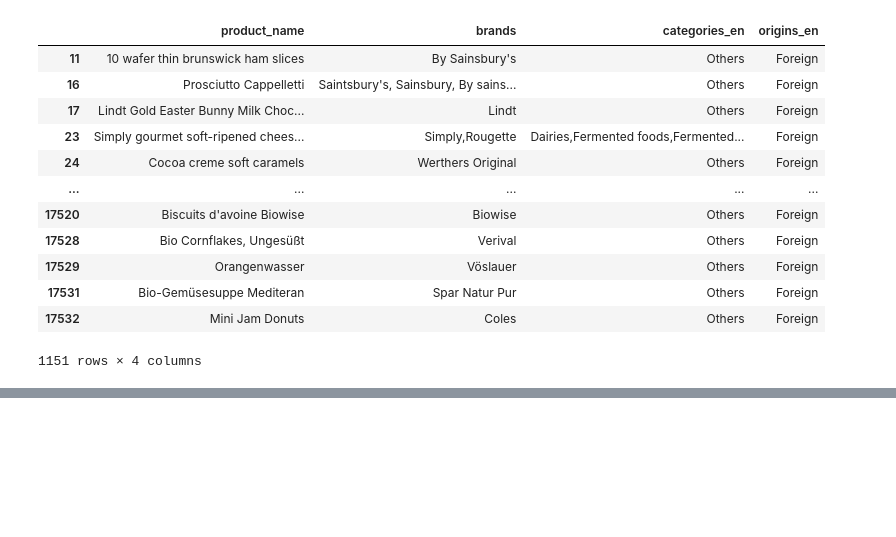
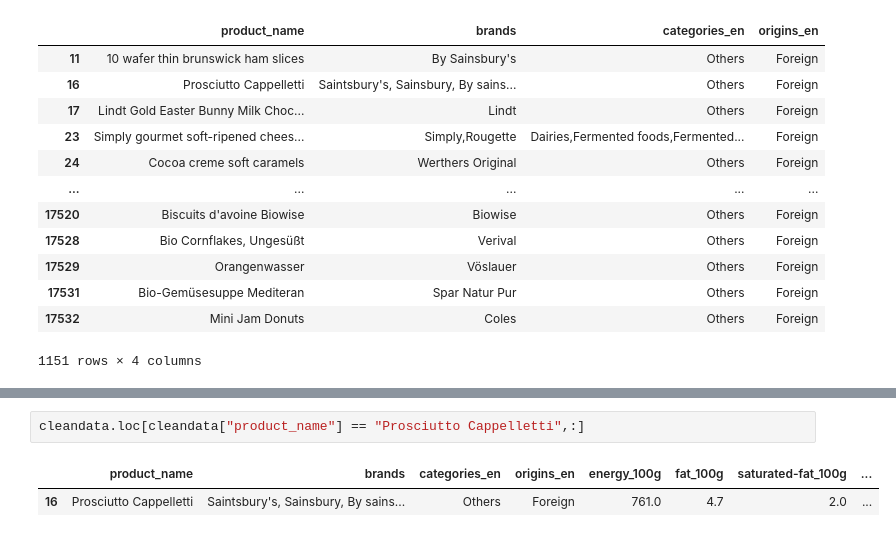
Before and after one commit to Anvil-Late/DS_prj3, a Jupyter notebook: Projet3_p2.ipynb, the cells around one changed output, grey strips where cells are left out. Cells and saved outputs as stored; diff of their text form; blank space fills up the shorter version.

```diff
--- a/Projet3_p2.ipynb
+++ b/Projet3_p2.ipynb
@@ -468,0 +478,5 @@ KeyError: False
+# %%
+cleandata.loc[cleandata["product_name"] == "Prosciutto Cappelletti",:]
+# %% [output]
+|  | product_name | brands | categories_en | origins_en | energy_100g | fat_100g | saturated-fat_100g | ... |
+| 16 | Prosciutto Cappelletti | Saintsbury's, Sainsbury, By sains... | Others | Foreign | 761.0 | 4.7 | 2.0 | ... |
```
Also changed, not shown: parts of 4 cells of this notebook.
